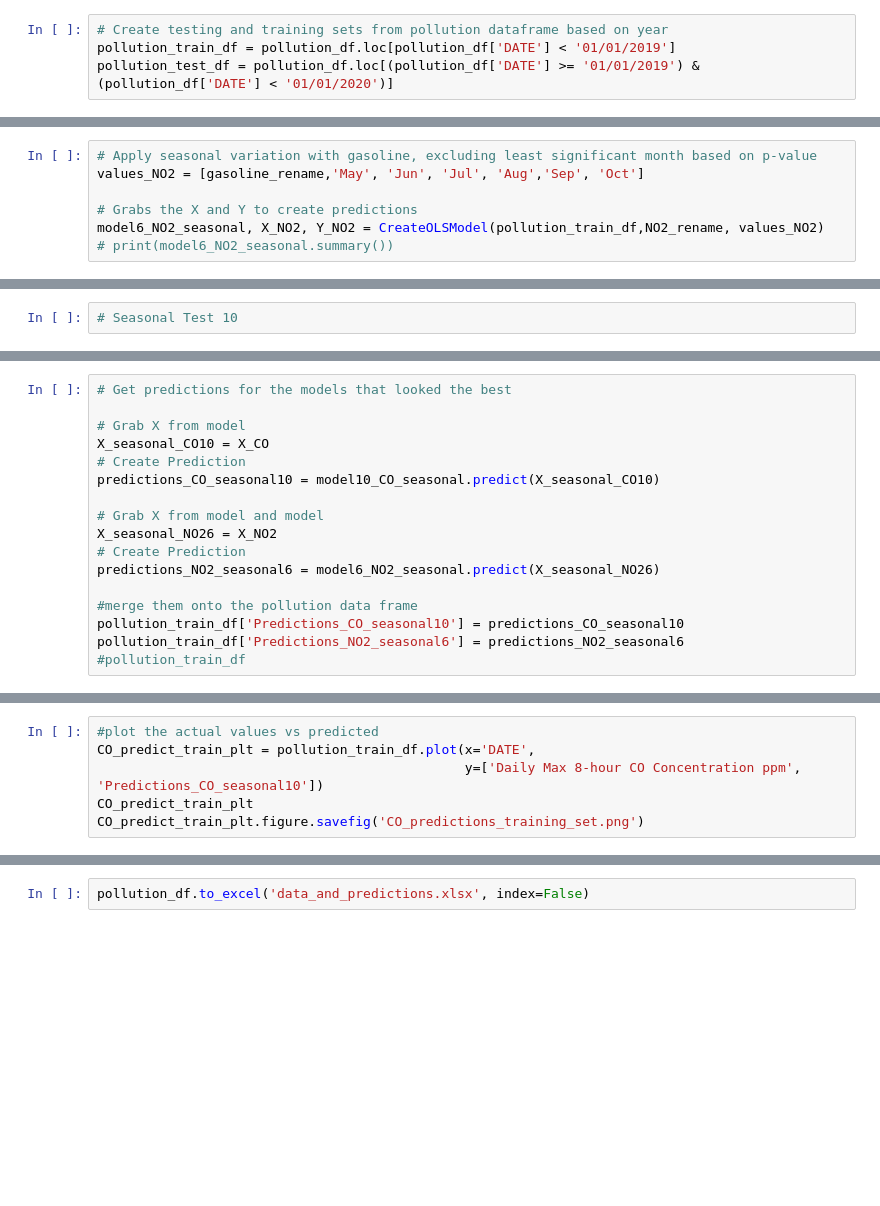
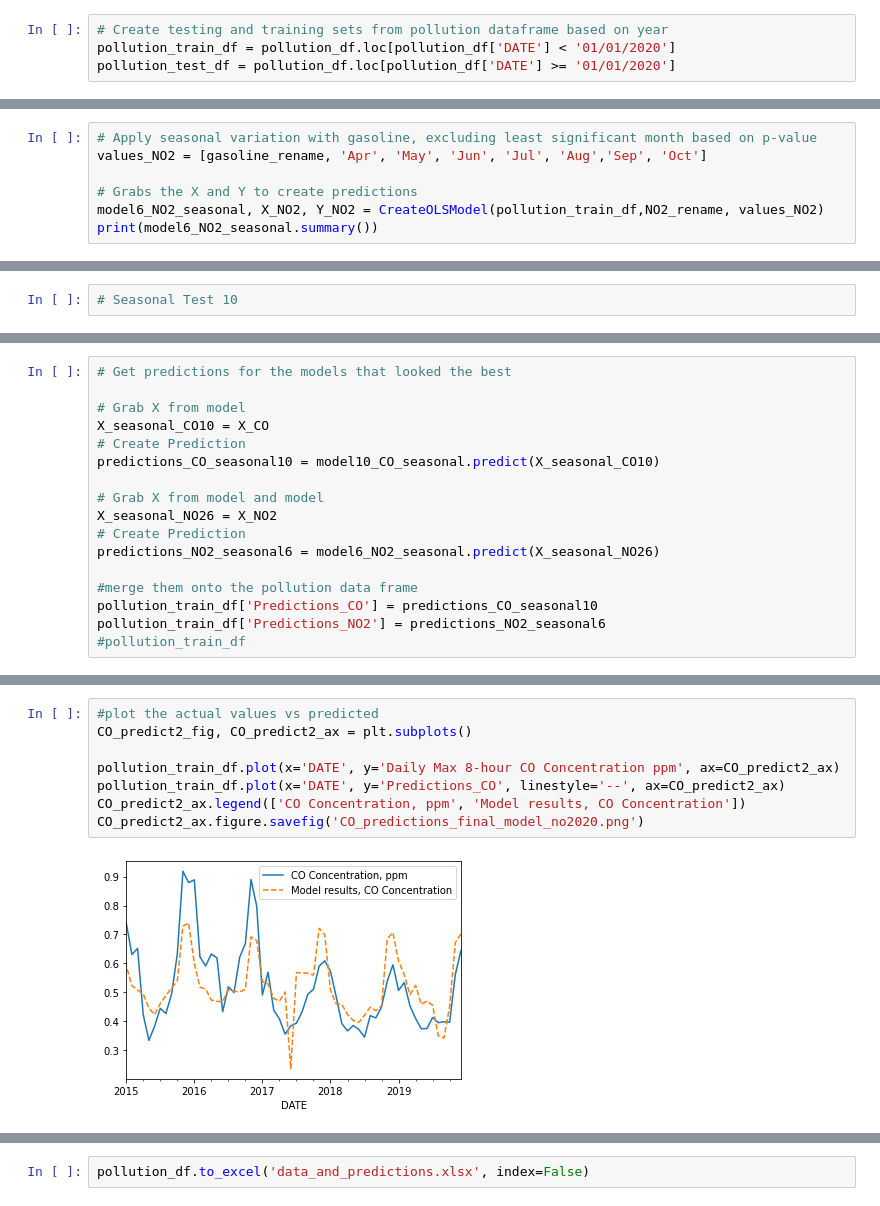
Before and after one commit to darbyna/COVID19PollutionProject, a Jupyter notebook: 601_project_covid19_air_pollution.ipynb, the cells around one changed output, grey strips where cells are left out. Saved outputs shown, nothing was run; the diff lists cells and outputs as text; blank space fills up the shorter version.

Commit message:
Update 601_project_covid19_air_pollution.ipynb
changed the training and testing split

```diff
--- a/601_project_covid19_air_pollution.ipynb
+++ b/601_project_covid19_air_pollution.ipynb
@@ -188,5 +216,5 @@ pollution_df = pd.concat([pollution_df, month_dummies], axis=1)
 #pollution_df.head()
 # %%
 # Create testing and training sets from pollution dataframe based on year
-pollution_train_df = pollution_df.loc[pollution_df['DATE'] < '01/01/2019']
-pollution_test_df = pollution_df.loc[(pollution_df['DATE'] >= '01/01/2019') & (pollution_df['DATE'] < '01/01/2020')]
+pollution_train_df = pollution_df.loc[pollution_df['DATE'] < '01/01/2020']
+pollution_test_df = pollution_df.loc[pollution_df['DATE'] >= '01/01/2020']
@@ -270,7 +560,7 @@ model6_CO_seasonal = CreateOLSModel(pollution_train_df, CO_rename, values)
 # %%
 # Apply seasonal variation with gasoline, excluding least significant month based on p-value
-values_NO2 = [gasoline_rename,'May', 'Jun', 'Jul', 'Aug','Sep', 'Oct']
+values_NO2 = [gasoline_rename, 'Apr', 'May', 'Jun', 'Jul', 'Aug','Sep', 'Oct']
 
 # Grabs the X and Y to create predictions
 model6_NO2_seasonal, X_NO2, Y_NO2 = CreateOLSModel(pollution_train_df,NO2_rename, values_NO2)
-# print(model6_NO2_seasonal.summary())
+print(model6_NO2_seasonal.summary())
@@ -318,6 +698,6 @@ X_seasonal_NO26 = X_NO2
 predictions_NO2_seasonal6 = model6_NO2_seasonal.predict(X_seasonal_NO26)
 
 #merge them onto the pollution data frame
-pollution_train_df['Predictions_CO_seasonal10'] = predictions_CO_seasonal10
-pollution_train_df['Predictions_NO2_seasonal6'] = predictions_NO2_seasonal6
+pollution_train_df['Predictions_CO'] = predictions_CO_seasonal10
+pollution_train_df['Predictions_NO2'] = predictions_NO2_seasonal6
 #pollution_train_df
@@ -324,7 +715,11 @@ pollution_train_df['Predictions_NO2_seasonal6'] = predictions_NO2_seasonal6
 # %%
 #plot the actual values vs predicted
-CO_predict_train_plt = pollution_train_df.plot(x='DATE',
-                                               y=['Daily Max 8-hour CO Concentration ppm', 'Predictions_CO_seasonal10'])
-CO_predict_train_plt
-CO_predict_train_plt.figure.savefig('CO_predictions_training_set.png')
+CO_predict2_fig, CO_predict2_ax = plt.subplots()
+
+pollution_train_df.plot(x='DATE', y='Daily Max 8-hour CO Concentration ppm', ax=CO_predict2_ax)
+pollution_train_df.plot(x='DATE', y='Predictions_CO', linestyle='--', ax=CO_predict2_ax)
+CO_predict2_ax.legend(['CO Concentration, ppm', 'Model results, CO Concentration'])
+CO_predict2_ax.figure.savefig('CO_predictions_final_model_no2020.png')
+# %% [output]
+[figure, added]
 # %%
```
Also changed, not shown: parts of 46 cells of this notebook.
